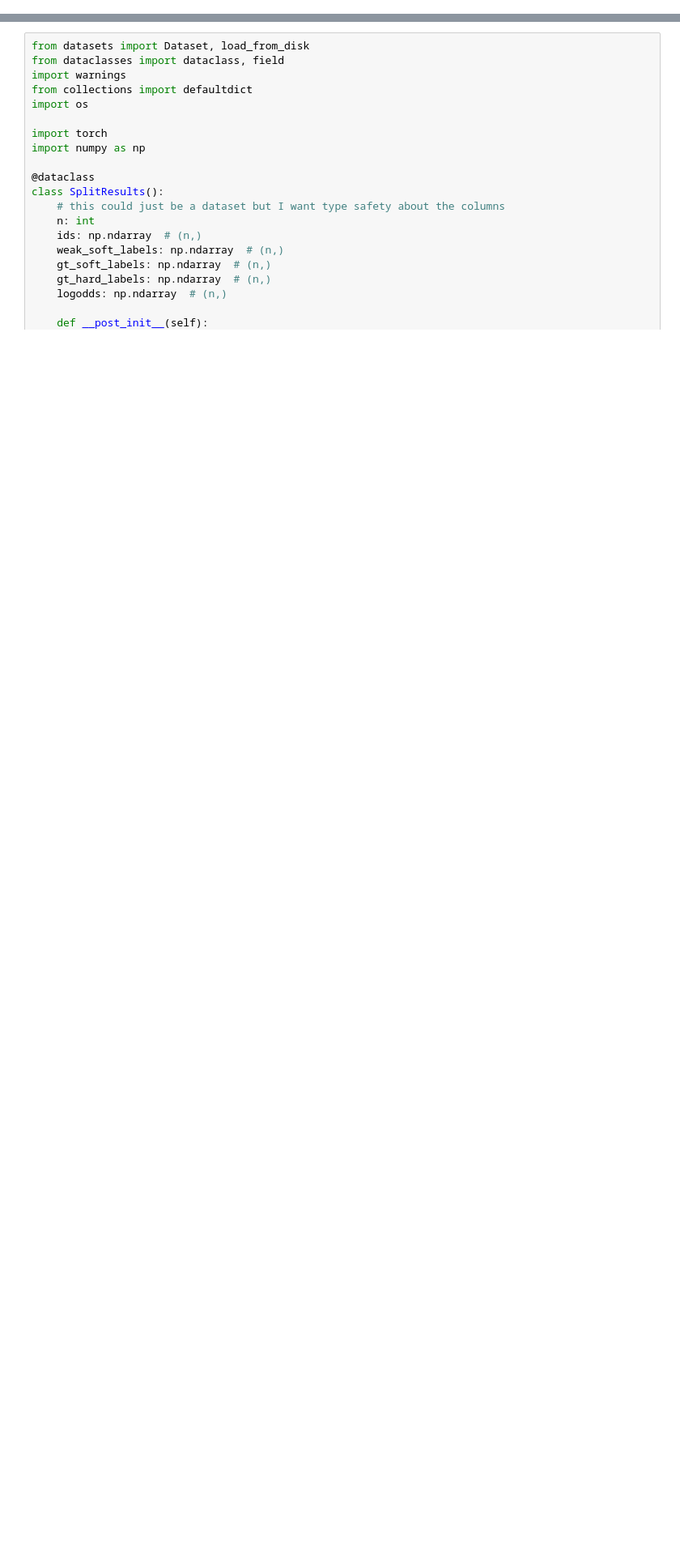
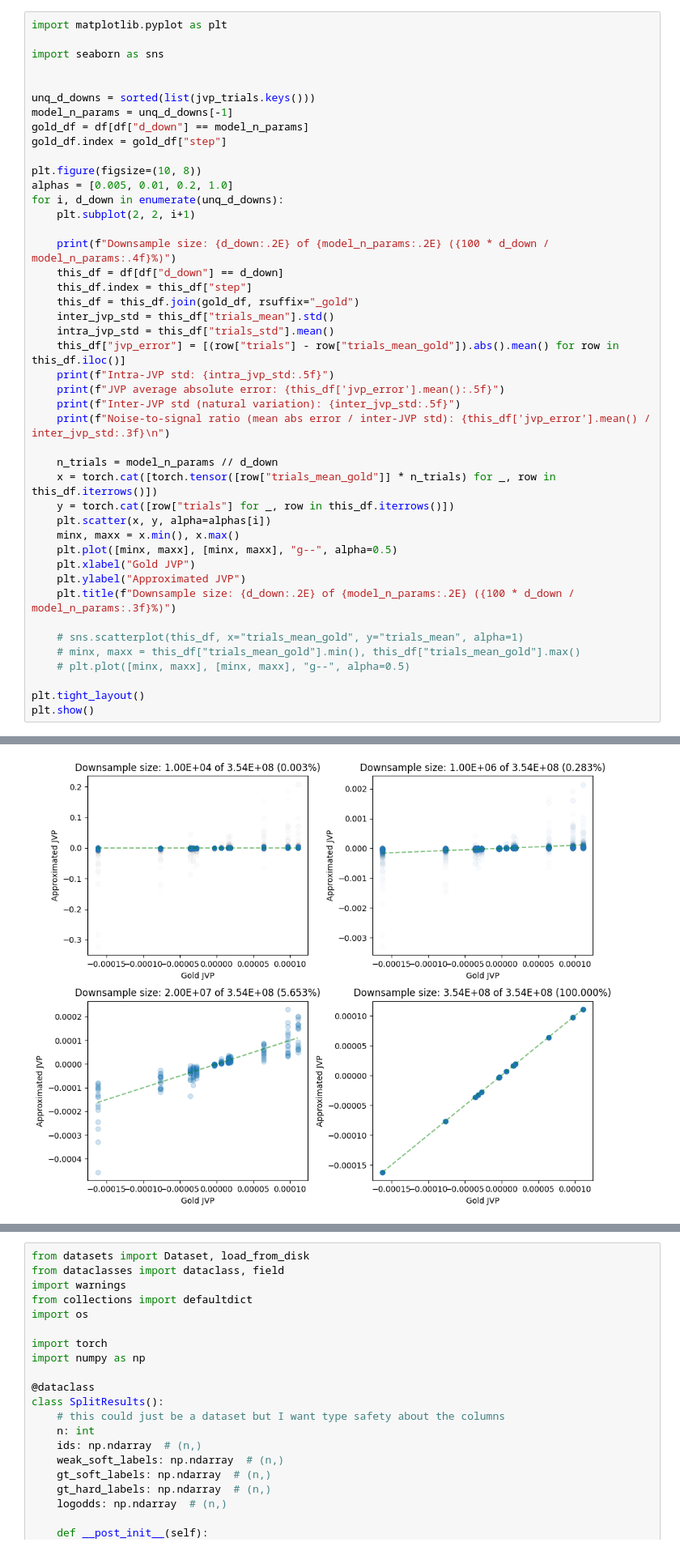
Before and after one commit to EleutherAI/weak-to-strong, a Jupyter notebook: notebooks/grads_analysis.ipynb, the cells around one changed output, grey strips where cells are left out. Shown at 81% size. Drawn from its saved outputs; the diff is of its cells as text; blank space fills up the shorter version.

Commit message:
JVP downsampling error analysis

```diff
--- a/notebooks/grads_analysis.ipynb
+++ b/notebooks/grads_analysis.ipynb
@@ -0,0 +34,45 @@
+# %%
+import matplotlib.pyplot as plt
+
+import seaborn as sns
+
+
+unq_d_downs = sorted(list(jvp_trials.keys()))
+model_n_params = unq_d_downs[-1]
+gold_df = df[df["d_down"] == model_n_params]
+gold_df.index = gold_df["step"]
+
+plt.figure(figsize=(10, 8))
+alphas = [0.005, 0.01, 0.2, 1.0]
+for i, d_down in enumerate(unq_d_downs):
+    plt.subplot(2, 2, i+1)
+
+    print(f"Downsample size: {d_down:.2E} of {model_n_params:.2E} ({100 * d_down / model_n_params:.4f}%)")
+    this_df = df[df["d_down"] == d_down]
+    this_df.index = this_df["step"]
+    this_df = this_df.join(gold_df, rsuffix="_gold")
+    inter_jvp_std = this_df["trials_mean"].std()
+    intra_jvp_std = this_df["trials_std"].mean()
+    this_df["jvp_error"] = [(row["trials"] - row["trials_mean_gold"]).abs().mean() for row in this_df.iloc()]
+    print(f"Intra-JVP std: {intra_jvp_std:.5f}")
+    print(f"JVP average absolute error: {this_df['jvp_error'].mean():.5f}")
+    print(f"Inter-JVP std (natural variation): {inter_jvp_std:.5f}")
+    print(f"Noise-to-signal ratio (mean abs error / inter-JVP std): {this_df['jvp_error'].mean() / inter_jvp_std:.3f}\n")
+
+    n_trials = model_n_params // d_down
+    x = torch.cat([torch.tensor([row["trials_mean_gold"]] * n_trials) for _, row in this_df.iterrows()])
+    y = torch.cat([row["trials"] for _, row in this_df.iterrows()])
+    plt.scatter(x, y, alpha=alphas[i])
+    minx, maxx = x.min(), x.max()
+    plt.plot([minx, maxx], [minx, maxx], "g--", alpha=0.5)
+    plt.xlabel("Gold JVP")
+    plt.ylabel("Approximated JVP")
+    plt.title(f"Downsample size: {d_down:.2E} of {model_n_params:.2E} ({100 * d_down / model_n_params:.3f}%)")
+
+    # sns.scatterplot(this_df, x="trials_mean_gold", y="trials_mean", alpha=1)
+    # minx, maxx = this_df["trials_mean_gold"].min(), this_df["trials_mean_gold"].max()
+    # plt.plot([minx, maxx], [minx, maxx], "g--", alpha=0.5)
+
+plt.tight_layout()
+plt.show()
+# %% [output]
@@ -0,0 +96 @@
+[figure, added]
```
Also changed, not shown: parts of 4 cells of this notebook, 2 other files.
